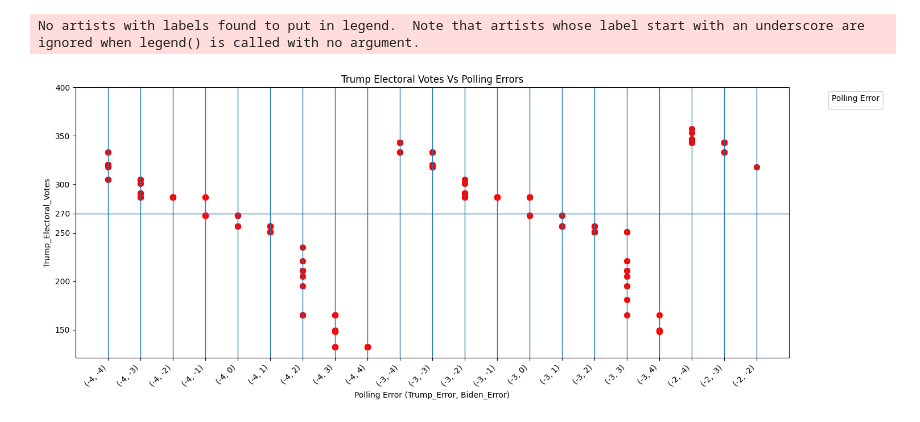
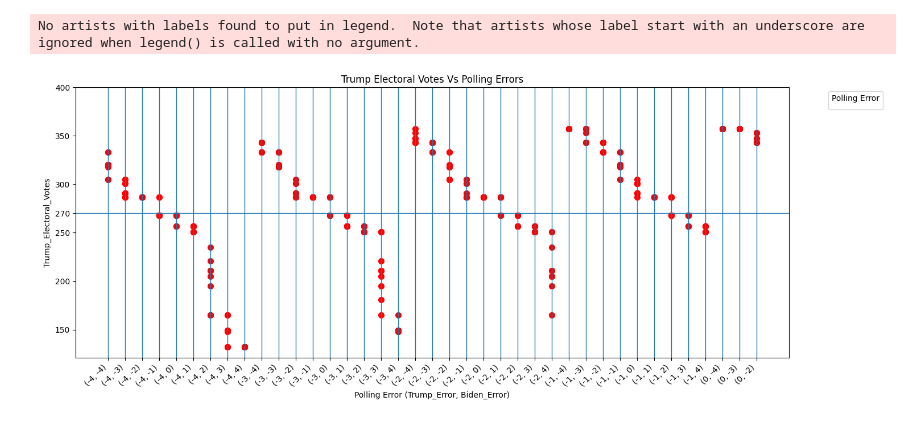
Before and after one commit to michaelpowers8/2024-Election-Simulation, a Jupyter notebook: Code/Ultimate_Election_Simulation_Analysis.ipynb, the cells around one changed output. Drawn from its saved outputs; the diff is of its cells as text; code cells hidden in the pictures.

```diff
--- a/Code/Ultimate_Election_Simulation_Analysis.ipynb
+++ b/Code/Ultimate_Election_Simulation_Analysis.ipynb
@@ -60,17 +60,17 @@ elections_national.to_csv('Nationwide_Simulated_Election_Results.csv',index=Fals
 # %%
 plt.figure(figsize=(15, 6))
 plt.scatter(elections_national['Polling_Error_Set'], elections_national['Trump_Electoral_Votes'],c='red',linewidths=2)
 plt.axhline(270,linewidth=1)
-for x in range(21):
+for x in range(39):
     plt.axvline(x+0.01,linewidth=1)
 plt.xlabel('Polling Error (Trump_Error, Biden_Error)')
 plt.ylabel('Trump_Electoral_Votes')
 plt.title('Trump Electoral Votes Vs Polling Errors')
 plt.legend(title='Polling Error', bbox_to_anchor=(1.05, 1), loc='upper left')
 plt.xticks(rotation=45, ha='right')
 plt.tight_layout()
 plt.yticks([150,200,250,270,300,350,400])
 plt.show()
 # %% [output]
 No artists with labels found to put in legend.  Note that artists whose label start with an underscore are ignored when legend() is called with no argument.
-[figure, old version]
+[figure, new version]
```
Also changed, not shown: parts of 1 cell of this notebook.
